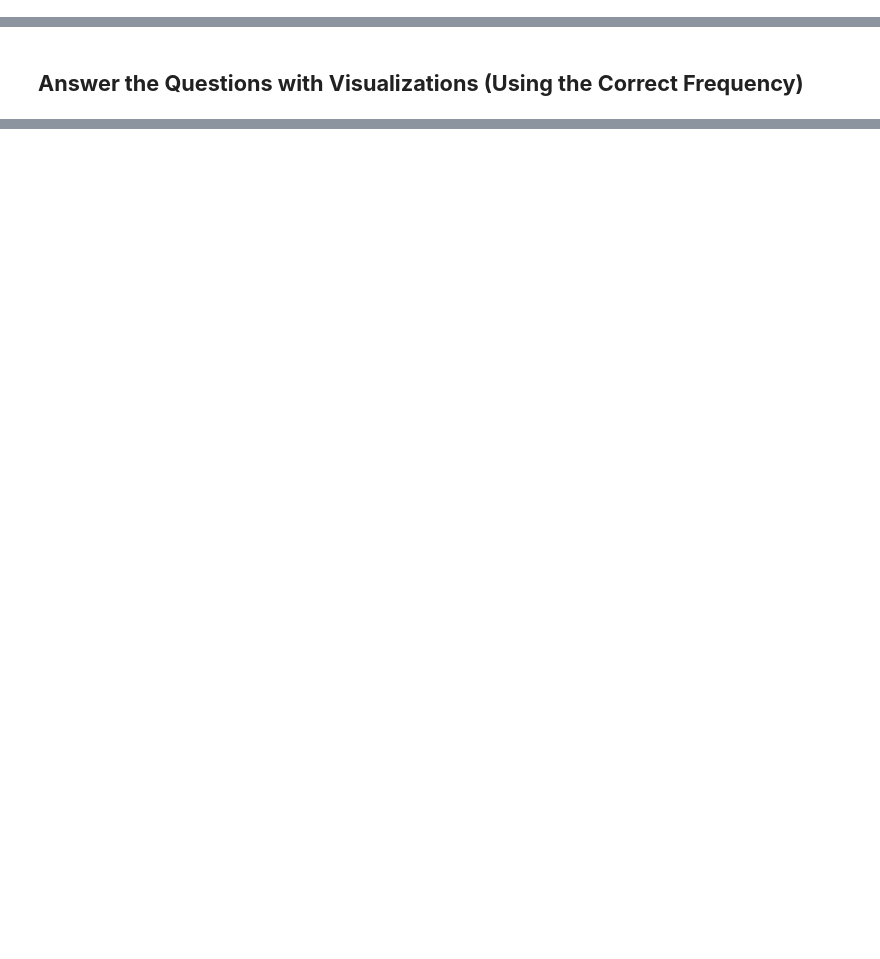
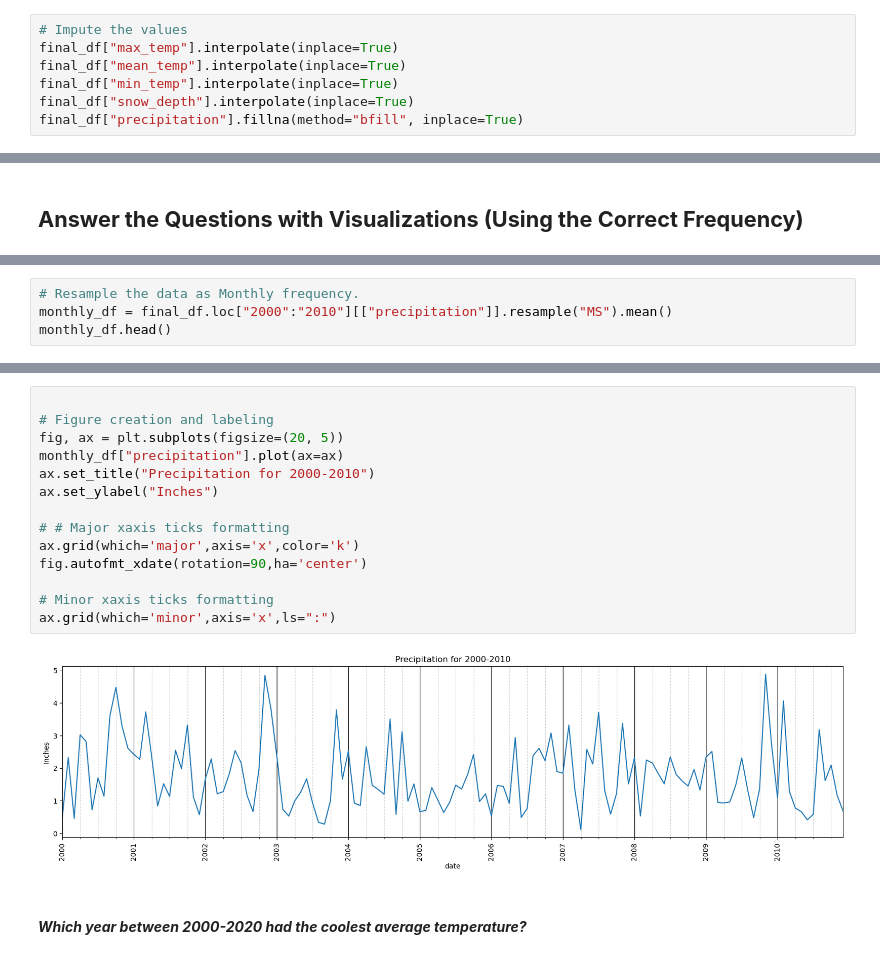
Before and after one commit to john-a-dixon/resampling-datetime-data, a Jupyter notebook: resample.ipynb, the cells around one changed output, grey strips where cells are left out. Saved outputs shown, nothing was run; the diff lists cells and outputs as text; blank space fills up the shorter version.

```diff
--- a/resample.ipynb
+++ b/resample.ipynb
@@ -91,0 +129,7 @@ plt.rcParams['figure.figsize'] = (20, 5)
+# %%
+# Impute the values
+final_df["max_temp"].interpolate(inplace=True)
+final_df["mean_temp"].interpolate(inplace=True)
+final_df["min_temp"].interpolate(inplace=True)
+final_df["snow_depth"].interpolate(inplace=True)
+final_df["precipitation"].fillna(method="bfill", inplace=True)
@@ -93,0 +155,4 @@ plt.rcParams['figure.figsize'] = (20, 5)
+# %%
+# Resample the data as Monthly frequency.
+monthly_df = final_df.loc["2000":"2010"][["precipitation"]].resample("MS").mean()
+monthly_df.head()
@@ -93,0 +175,18 @@ plt.rcParams['figure.figsize'] = (20, 5)
+# %%
+
+# Figure creation and labeling
+fig, ax = plt.subplots(figsize=(20, 5))
+monthly_df["precipitation"].plot(ax=ax)
+ax.set_title("Precipitation for 2000-2010")
+ax.set_ylabel("Inches")
+
+# # Major xaxis ticks formatting
+ax.grid(which='major',axis='x',color='k')
+fig.autofmt_xdate(rotation=90,ha='center')
+
+# Minor xaxis ticks formatting
+ax.grid(which='minor',axis='x',ls=":")
+# %% [output]
+[figure, added]
+# %% [markdown]
+#### **_Which year between 2000-2020 had the coolest average temperature?_**
```
Also changed, not shown: parts of 12 cells of this notebook.
